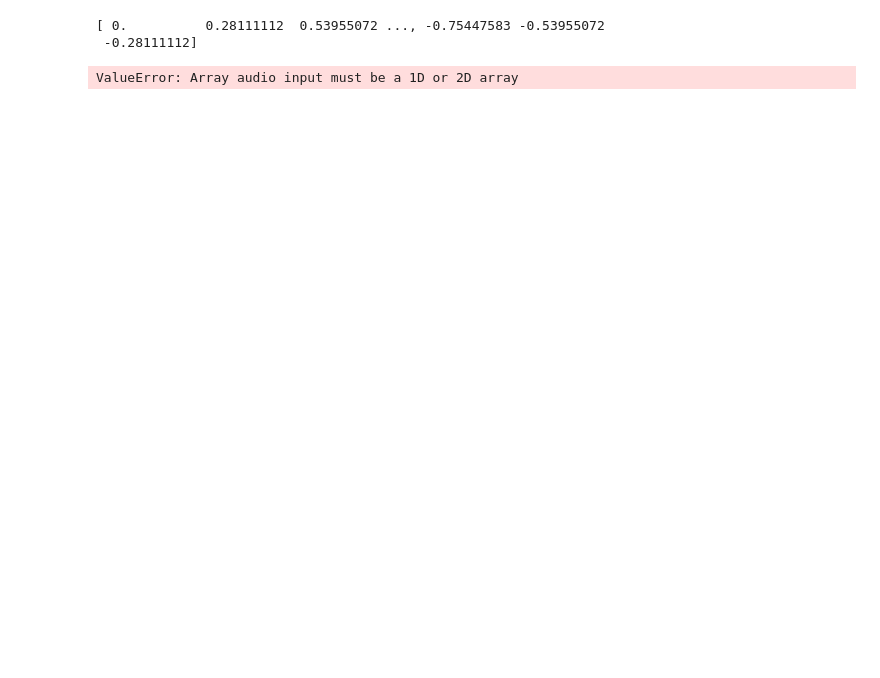
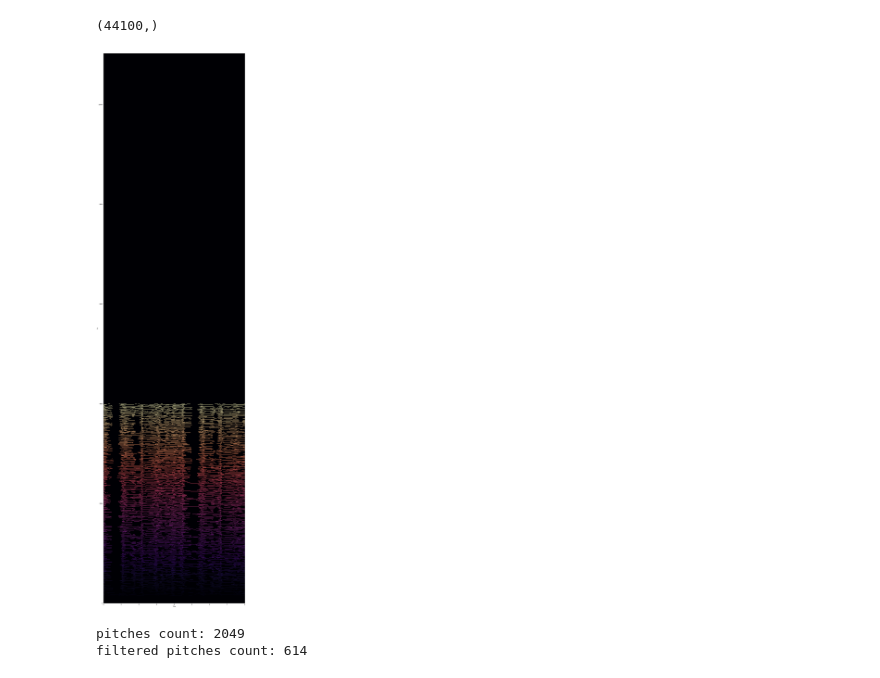
Before and after one commit to jomonson/SoundResearch, a Jupyter notebook: OnsetDetectionarArticle.ipynb, the cells around one changed output. Drawn from its saved outputs; the diff is of its cells as text; code cells hidden in the pictures; blank space fills up the shorter version.

```diff
--- a/OnsetDetectionarArticle.ipynb
+++ b/OnsetDetectionarArticle.ipynb
@@ -51,10 +12,54 @@ print(onsets)
-# %%
-beepDuration = 0.1   # in seconds, may be float
-f = 1000.0        # sine frequency, Hz, may be float
-beep = (numpy.sin(2*numpy.pi*numpy.arange(sr*beepDuration)*f/sr)).astype(numpy.float32)
-print(beep)
-ipd.display(ipd.Audio(beepDuration, rate=sr))
-# %% [output]
-[ 0.          0.28111112  0.53955072 ..., -0.75447583 -0.53955072
- -0.28111112]
-ValueError: Array audio input must be a 1D or 2D array
+# %%
+def approximate_pitches(pitches, magnitudes, sr, duration, hop_length, approximation):
+    for pitch_index, pitch_track in enumerate(pitches):
+        n = 0
+        for track_index, inst_pitch in enumerate(pitch_track):
+            factor = magnitudes[pitch_index,track_index]
+            approximation[n:n+hop_length] += factor*numpy.sin(2 * numpy.pi * inst_pitch * numpy.asarray(range(n,numpy.min([n+hop_length, duration*sr]))) / sr)
+            n += hop_length
+# %%
+def extract_tempo(y, sr, hop_length):
+    oenv = librosa.onset.onset_strength(y=y, sr=sr, hop_length=hop_length)
+    tempogram = librosa.feature.tempogram(onset_envelope=oenv, sr=sr,hop_length=hop_length)
+    ac_global = librosa.autocorrelate(oenv, max_size=tempogram.shape[0])
+    ac_global = librosa.util.normalize(ac_global)
+    tempo = librosa.beat.tempo(onset_envelope=oenv, sr=sr, hop_length=hop_length)[0]
+    return tempo
+# %%
+offset = 3
+duration = 2
+x, sr = librosa.load(r'C:\Dev\tools\WavFiles\Kool & The Gang - Get Down On It.wav', offset=offset, duration=duration)
+approximation = numpy.zeros(duration*sr)
+plt.figure(figsize=(20, 80))
+print(x.shape)
+#ipd.display(ipd.Audio(x, rate=sr))
+#scipy.io.wavfile.write(r'C:\Dev\tools\WavFiles\Kool & The Gang - Get Down On It - processed.wav', sr, x)
+hop_length = 128
+n_fft = 4096
+#D = librosa.stft(x, n_fft=n_fft, hop_length=hop_length)
+#plt.subplot(3,1,1)
+#librosa.display.specshow(librosa.amplitude_to_db(librosa.magphase(D)[0], ref=numpy.max), y_axis='log', x_axis='time')
+pitches, magnitudes = librosa.core.piptrack(x, n_fft=n_fft, hop_length=hop_length, threshold=0.01)
+#plt.subplot(3,1,2)
+librosa.display.specshow(pitches,y_axis='linear', x_axis='time')
+plt.pause(0.1)
+#print(pitches.shape)
+#plt.subplot(3,1,3)
+#librosa.display.specshow(magnitudes[100:110],y_axis='log', x_axis='time')
+print("pitches count: {0}".format(pitches.shape[0]))
+relevant_pitches_indices = [pitch_index for pitch_index in range(0,pitches.shape[0]) if numpy.average(pitches[pitch_index]) > 0]
+
+print("filtered pitches count: {0}".format(len(relevant_pitches_indices)))
+tempo = extract_tempo(x, sr, hop_length)
+approximate_pitches(
+    pitches[relevant_pitches_indices],
+    magnitudes[relevant_pitches_indices]/numpy.amax(magnitudes[relevant_pitches_indices]),
+    sr,
+    duration,
+    hop_length,
+    approximation)
+# %% [output]
+(44100,)
+[figure, added]
+pitches count: 2049
+filtered pitches count: 614
```
Also changed, not shown: parts of 14 cells of this notebook.
